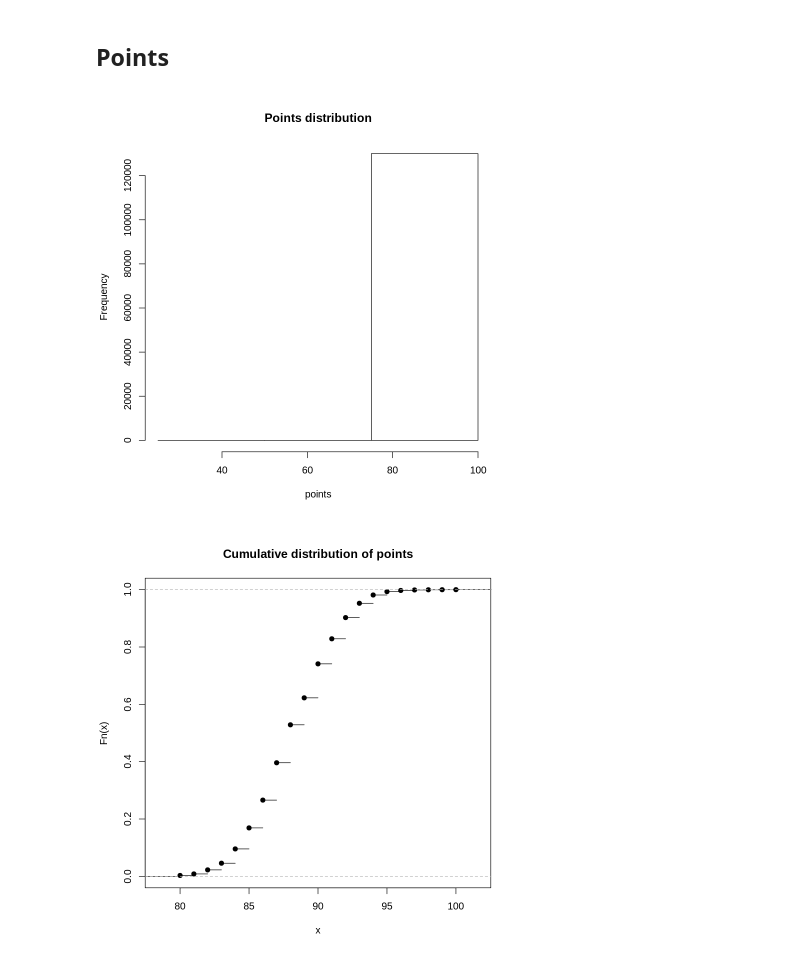
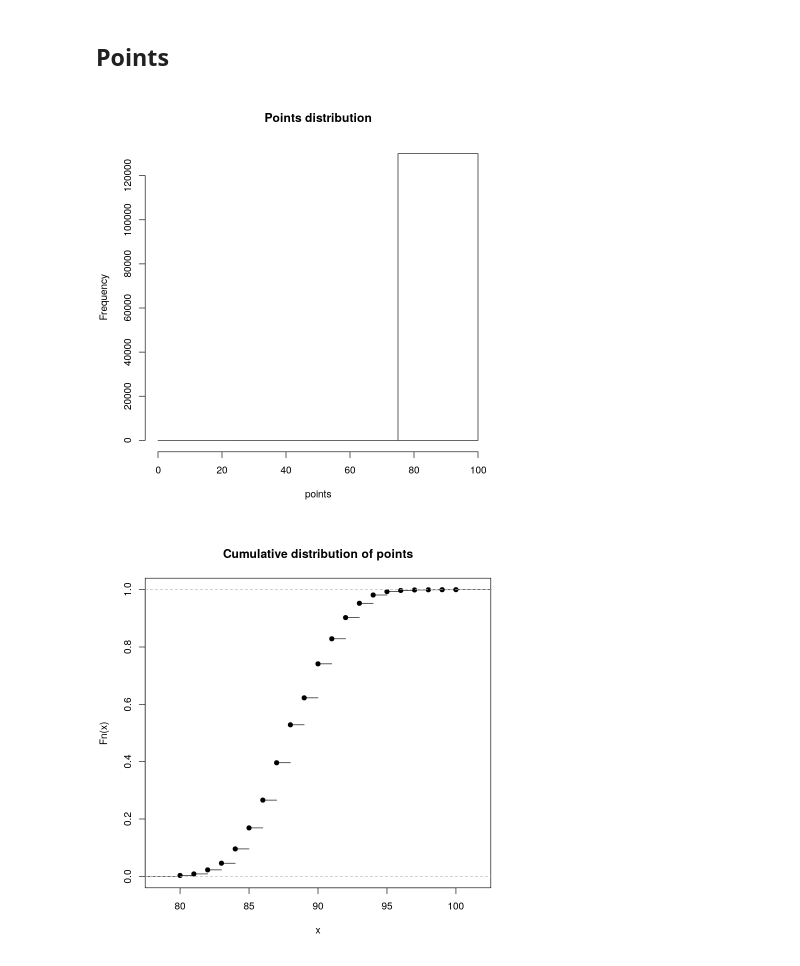
Before and after one commit to grypesc/wine-reviews-analysis-in-r, a Jupyter notebook: data_analysis.ipynb, the cells around one changed output. Saved outputs shown, nothing was run; the diff lists cells and outputs as text; code cells hidden in the pictures.

```diff
--- a/data_analysis.ipynb
+++ b/data_analysis.ipynb
@@ -69,9 +72,9 @@ plot(x=price_qnt$price, xlab='price', y=price_qnt$points, ylab='points')
 # %% [markdown]
 ## Points
 # %%
-hist(df$points, breaks=c(25, 50, 75, 100), xlab='points', main='Points distribution')
+hist(df$points, breaks=c(0, 25, 50, 75, 100), xlab='points', main='Points distribution')
 # %% [output]
-[figure, old version]
+[figure, new version]
 # %%
 plot(ecdf(df$points), main='Cumulative distribution of points')
 # %% [output]
```
Also changed, not shown: parts of 6 cells of this notebook.
